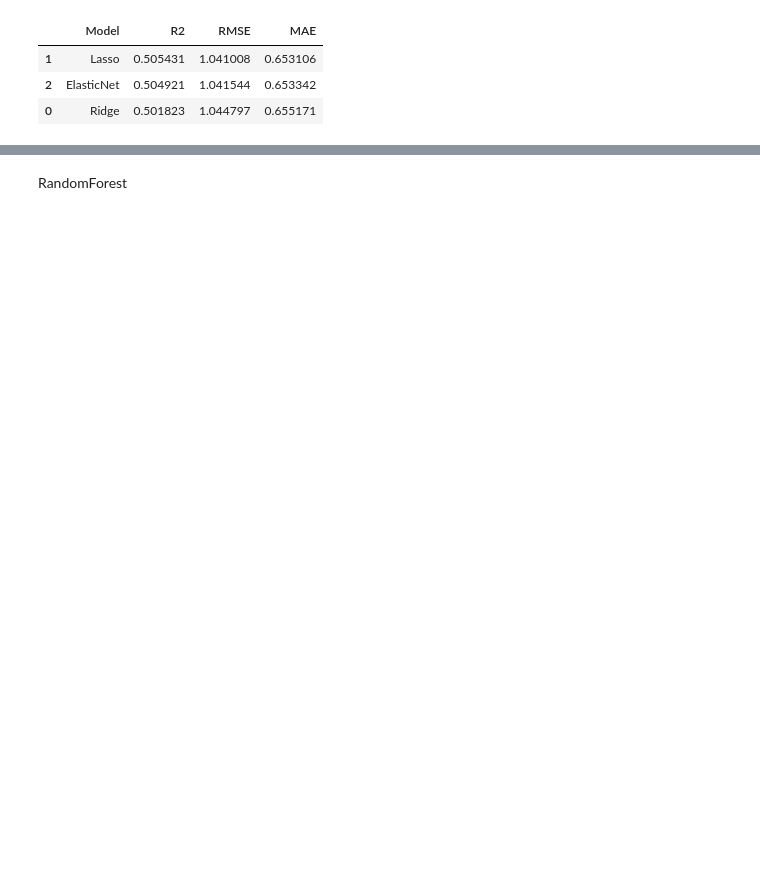
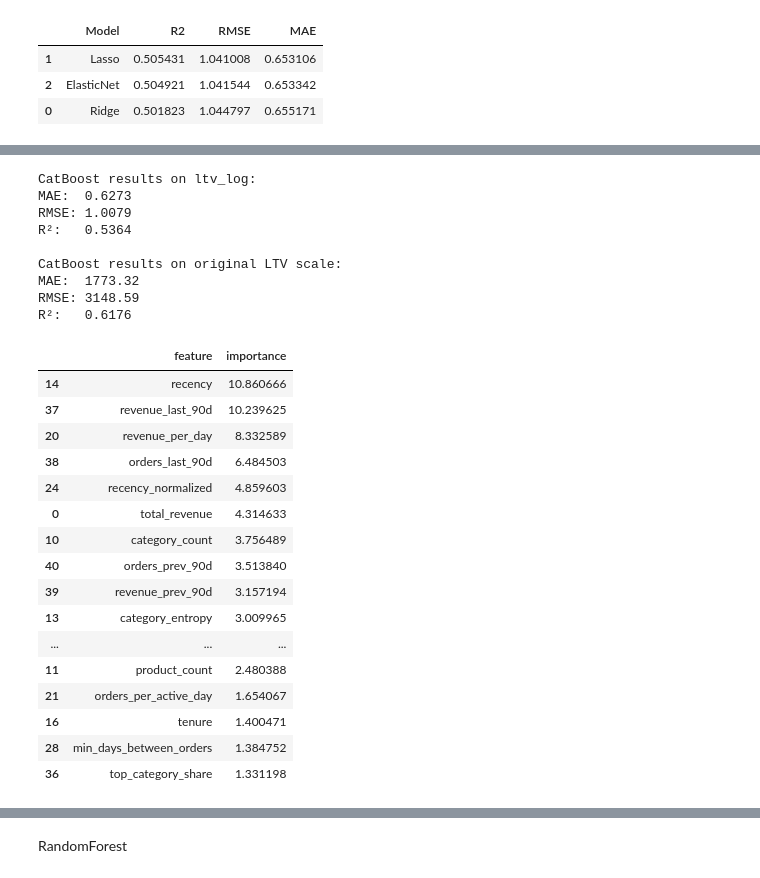
Before and after one commit to arlinrus/vkr, a Jupyter notebook: diplom.ipynb, the cells around one changed output, grey strips where cells are left out. Saved outputs shown, nothing was run; the diff lists cells and outputs as text; code cells hidden in the pictures; blank space fills up the shorter version.

```diff
--- a/diplom.ipynb
+++ b/diplom.ipynb
@@ -1068,0 +1108,19 @@ from xgboost import XGBRegressor
+# %%
+cat_model = CatBoostRegressor(
+    iterations=1000,
+    learning_rate=0.03,
+    depth=5,
+    loss_function="RMSE",
+    eval_metric="RMSE",
+    random_seed=42,
+    early_stopping_rounds=100,
+    verbose=100
+)
+
+cat_model.fit(
+    train_pool,
+    eval_set=test_pool,
+    use_best_model=True
+)
+
+y_pred = cat_model.predict(X_test)
@@ -1068,0 +1138,55 @@ from xgboost import XGBRegressor
+# %%
+mae = mean_absolute_error(y_test, y_pred)
+rmse = np.sqrt(mean_squared_error(y_test, y_pred))
+r2 = r2_score(y_test, y_pred)
+
+print("CatBoost results on ltv_log:")
+print(f"MAE:  {mae:.4f}")
+print(f"RMSE: {rmse:.4f}")
+print(f"R²:   {r2:.4f}")
+
+y_test_ltv = np.expm1(y_test)
+y_pred_ltv = np.expm1(y_pred)
+
+mae_ltv = mean_absolute_error(y_test_ltv, y_pred_ltv)
+rmse_ltv = np.sqrt(mean_squared_error(y_test_ltv, y_pred_ltv))
+r2_ltv = r2_score(y_test_ltv, y_pred_ltv)
+
+print("\nCatBoost results on original LTV scale:")
+print(f"MAE:  {mae_ltv:.2f}")
+print(f"RMSE: {rmse_ltv:.2f}")
+print(f"R²:   {r2_ltv:.4f}")
+
+feature_importance = pd.DataFrame({
+    "feature": X.columns,
+    "importance": cat_model.get_feature_importance()
+}).sort_values(by="importance", ascending=False)
+
+feature_importance.head(20)
+# %% [output]
+CatBoost results on ltv_log:
+MAE:  0.6273
+RMSE: 1.0079
+R²:   0.5364
+
+CatBoost results on original LTV scale:
+MAE:  1773.32
+RMSE: 3148.59
+R²:   0.6176
+|  | feature | importance |
+| 14 | recency | 10.860666 |
+| 37 | revenue_last_90d | 10.239625 |
+| 20 | revenue_per_day | 8.332589 |
+| 38 | orders_last_90d | 6.484503 |
+| 24 | recency_normalized | 4.859603 |
+| 0 | total_revenue | 4.314633 |
+| 10 | category_count | 3.756489 |
+| 40 | orders_prev_90d | 3.513840 |
+| 39 | revenue_prev_90d | 3.157194 |
+| 13 | category_entropy | 3.009965 |
+| ... | ... | ... |
+| 11 | product_count | 2.480388 |
+| 21 | orders_per_active_day | 1.654067 |
+| 16 | tenure | 1.400471 |
+| 28 | min_days_between_orders | 1.384752 |
+| 36 | top_category_share | 1.331198 |
```
Also changed, not shown: parts of 20 cells of this notebook.
